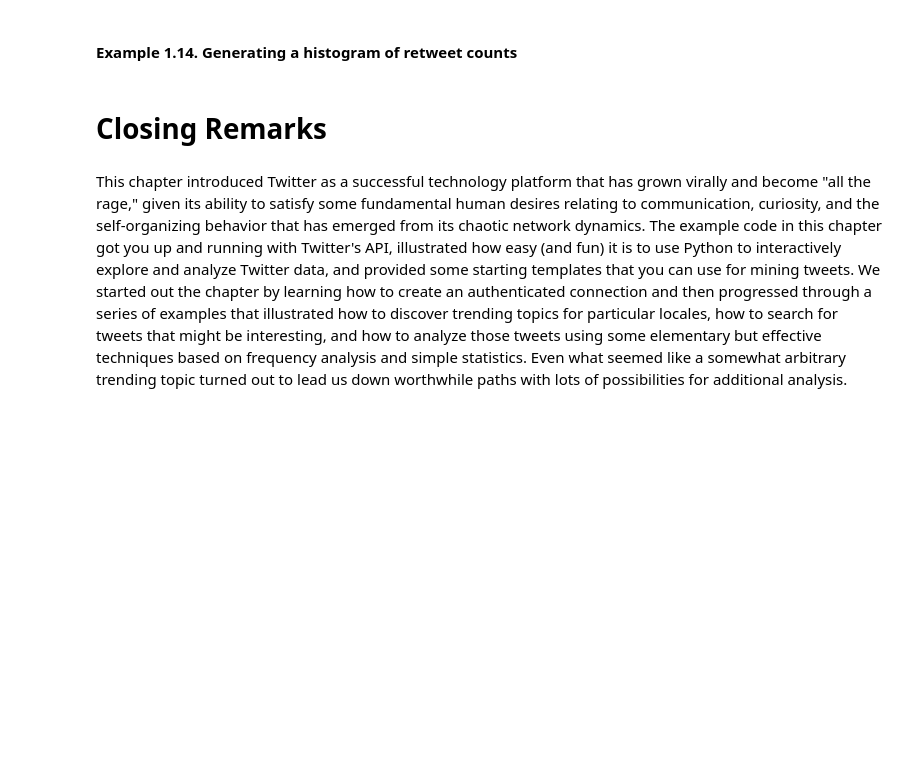
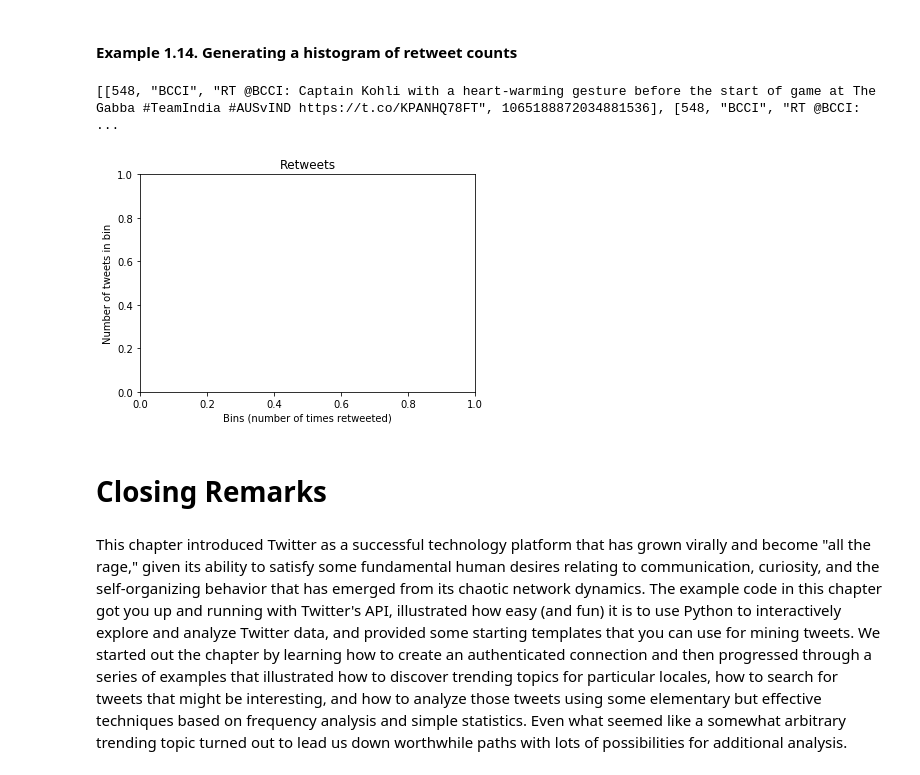
Before and after one commit to dteklavya/Mining-the-Social-Web-2nd-Edition, a Jupyter notebook: ipynb/__Chapter 1 - Mining Twitter (Full-Text Sampler).ipynb, the cells around one changed output. Saved outputs shown, nothing was run; the diff lists cells and outputs as text; code cells hidden in the pictures; blank space fills up the shorter version.

Commit message:
Patterns and visualization using matplotlib.

```diff
--- a/ipynb/__Chapter 1 - Mining Twitter (Full-Text Sampler).ipynb
+++ b/ipynb/__Chapter 1 - Mining Twitter (Full-Text Sampler).ipynb
@@ -1879,15 +1871,18 @@ for label, data in (('Words', words),
 # %%
 # Using underscores while unpacking values in
 # a tuple is idiomatic for discarding them
 
-counts = [count for count, _, _ in retweets]
+counts = [count for count, _, _, _ in retweets]
 
 plt.hist(counts)
 plt.title("Retweets")
 plt.xlabel('Bins (number of times retweeted)')
 plt.ylabel('Number of tweets in bin')
 
-print counts
+print(counts)
+# %% [output]
+[[548, "BCCI", "RT @BCCI: Captain Kohli with a heart-warming gesture before the start of game at The Gabba #TeamIndia #AUSvIND https://t.co/KPANHQ78FT", 1065188872034881536], [548, "BCCI", "RT @BCCI:  ...
+[figure, added]
 # %% [markdown]
 # Closing Remarks
 # %% [markdown]
```
Also changed, not shown: parts of 3 cells of this notebook.
